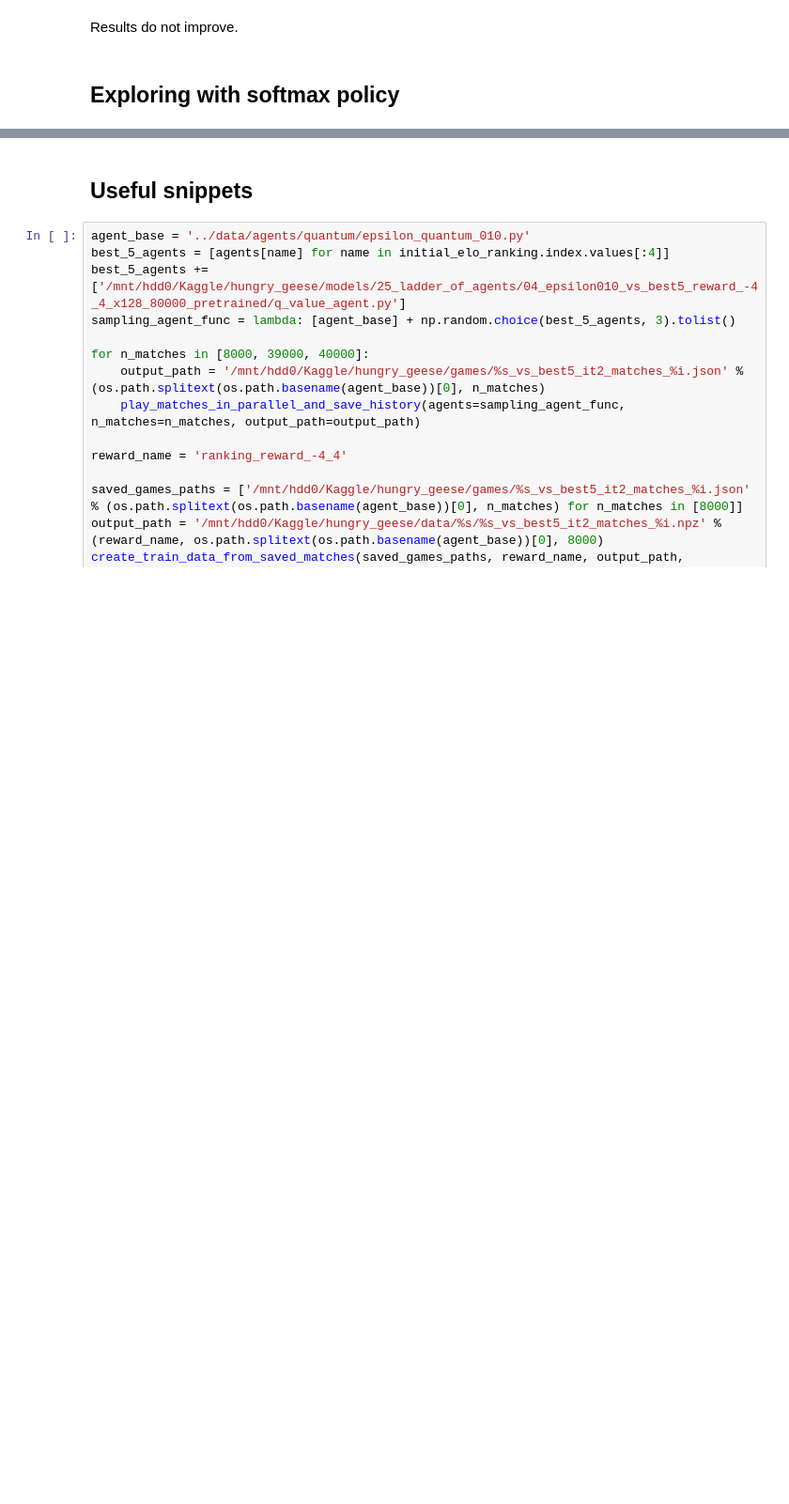
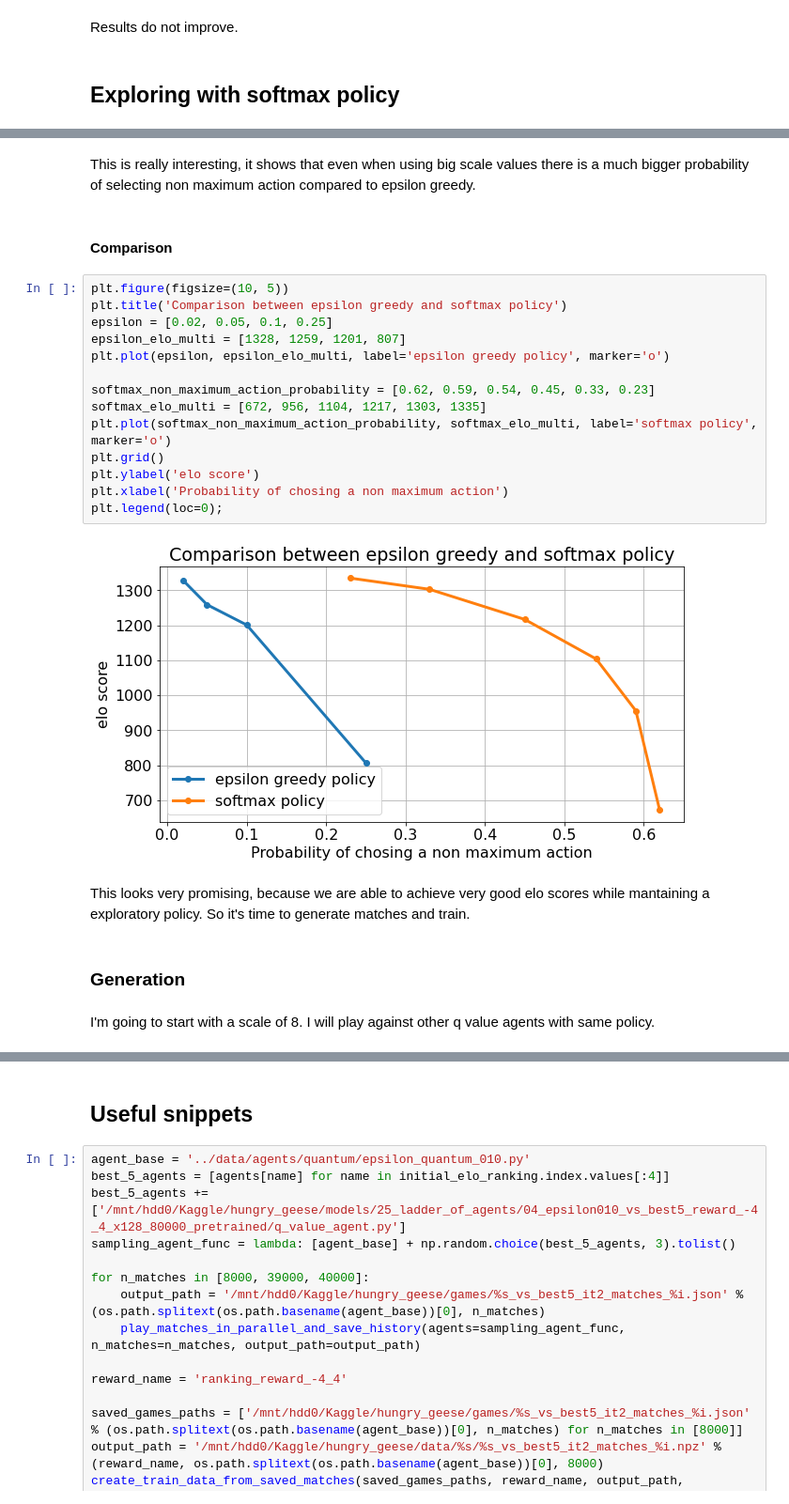
Before and after one commit to ironbar/hungry_geese, a Jupyter notebook: notebooks/006_ladder_of_agents.ipynb, the cells around one changed output, grey strips where cells are left out. Shown at 94% size. Drawn from its saved outputs; the diff is of its cells as text; blank space fills up the shorter version.

Commit message:
comparison between epsilon greedy and softmax

```diff
--- a/notebooks/006_ladder_of_agents.ipynb
+++ b/notebooks/006_ladder_of_agents.ipynb
@@ -2122,0 +2239,26 @@ Results do not improve.
+# %% [markdown]
+This is really interesting, it shows that even when using big scale values there is a much bigger probability of selecting non maximum action compared to epsilon greedy.
+# %% [markdown]
+#### Comparison
+# %%
+plt.figure(figsize=(10, 5))
+plt.title('Comparison between epsilon greedy and softmax policy')
+epsilon = [0.02, 0.05, 0.1, 0.25]
+epsilon_elo_multi = [1328, 1259, 1201, 807]
+plt.plot(epsilon, epsilon_elo_multi, label='epsilon greedy policy', marker='o')
+
+softmax_non_maximum_action_probability = [0.62, 0.59, 0.54, 0.45, 0.33, 0.23]
+softmax_elo_multi = [672, 956, 1104, 1217, 1303, 1335]
+plt.plot(softmax_non_maximum_action_probability, softmax_elo_multi, label='softmax policy', marker='o')
+plt.grid()
+plt.ylabel('elo score')
+plt.xlabel('Probability of chosing a non maximum action')
+plt.legend(loc=0);
+# %% [output]
+[figure, added]
+# %% [markdown]
+This looks very promising, because we are able to achieve very good elo scores while mantaining a exploratory policy. So it's time to generate matches and train.
+# %% [markdown]
+### Generation
+# %% [markdown]
+I'm going to start with a scale of 8. I will play against other q value agents with same policy.
```
Also changed, not shown: parts of 18 cells of this notebook, 7 other files.
